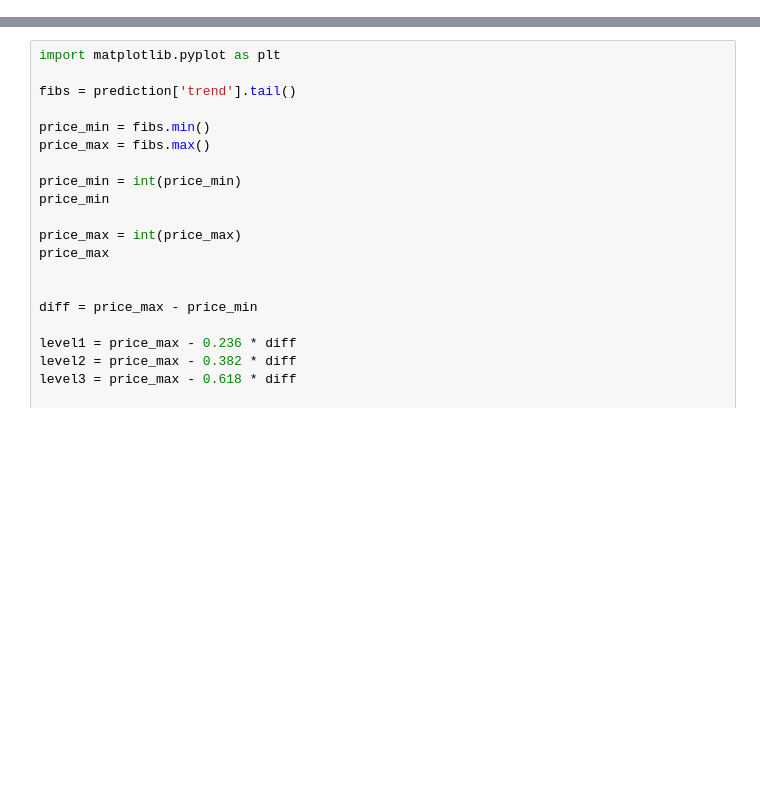
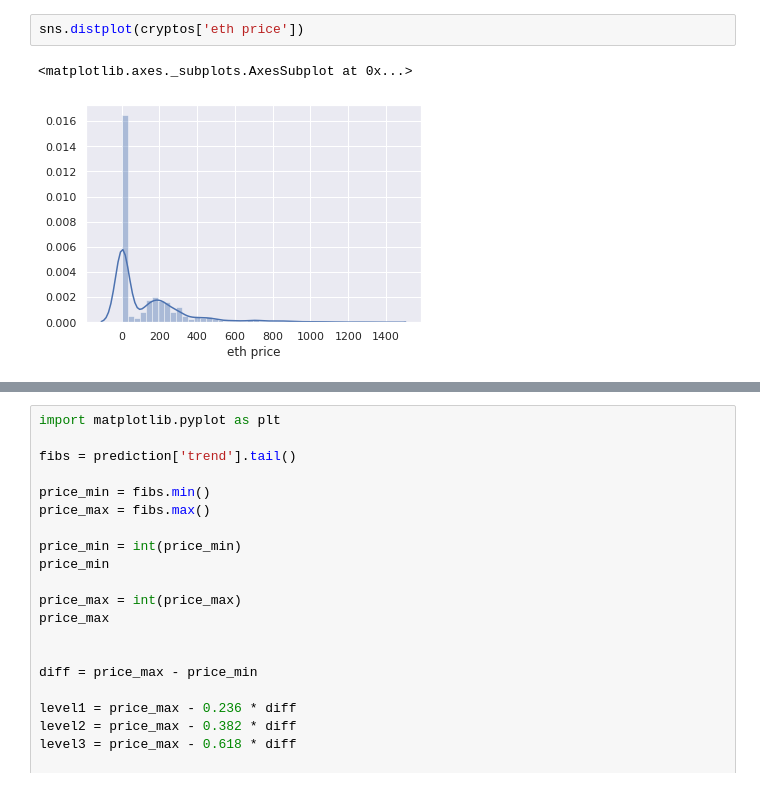
Before and after one commit to jarodchristiansen/PythonProjects, a Jupyter notebook: Bitcoin_Prophet.ipynb, the cells around one changed output, grey strips where cells are left out. Saved outputs shown, nothing was run; the diff lists cells and outputs as text; blank space fills up the shorter version.

```diff
--- a/Bitcoin_Prophet.ipynb
+++ b/Bitcoin_Prophet.ipynb
@@ -30,0 +240,5 @@ data = pd.read_csv('BTC_08-13.csv')
+# %%
+sns.distplot(cryptos['eth price'])
+# %% [output]
+<matplotlib.axes._subplots.AxesSubplot at 0x...>
+[figure, added]
```
Also changed, not shown: parts of 79 cells of this notebook.
